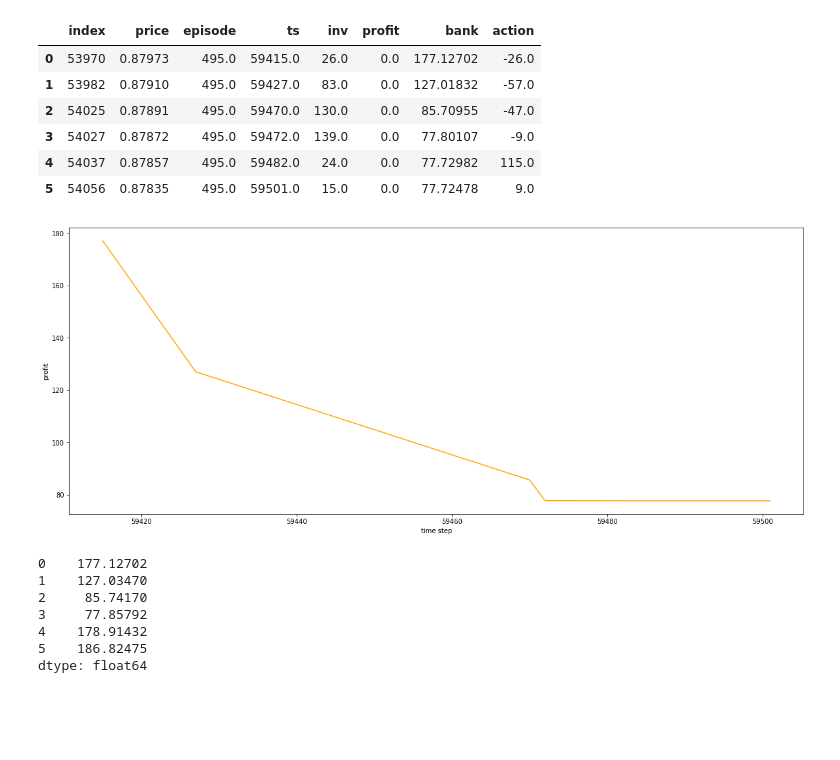
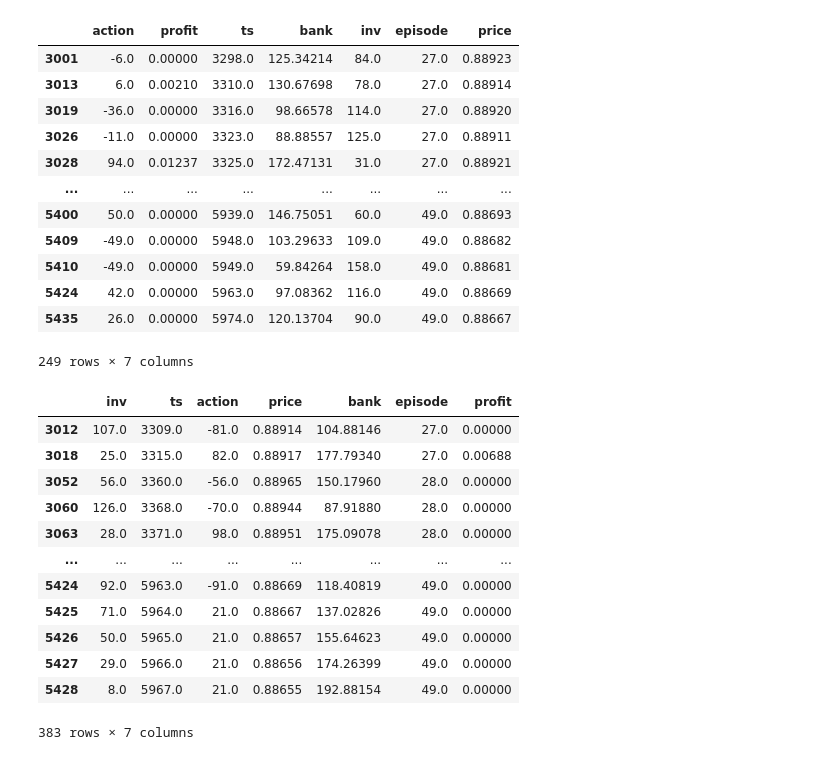
Before and after one commit to j-truong/DQN-Trading-Agent, a Jupyter notebook: model analysis.ipynb, the cells around one changed output. Saved outputs shown, nothing was run; the diff lists cells and outputs as text; code cells hidden in the pictures; blank space fills up the shorter version.

```diff
--- a/model analysis.ipynb
+++ b/model analysis.ipynb
@@ -53,9 +53,13 @@ def graph(df, spacing):
 
     plt.show()
 # %%
-fname = "saved_data/forced_explore.pickle"
+fname = "saved_data/forced_explore2.pickle"
 with open(fname, 'rb') as handle:
     df_explore = pickle.load(handle)
+
+fname = "saved_data/unforced_explore2.pickle"
+with open(fname, 'rb') as handle:
+    df_unexplore = pickle.load(handle)
 # %%
 graph(df_explore, 120)
 # %% [output]
@@ -85,27 +85,34 @@ graph(df_unexplore20, 120)
 # %%
-a = df_explore[ df_explore.episode == 495]
-b = a[a.action != 0].reset_index()
-b
+a = df_explore[3000:]
+a[a.action != 0]
 # %% [output]
-|  | index | price | episode | ts | inv | profit | bank | action |
-| 0 | 53970 | 0.87973 | 495.0 | 59415.0 | 26.0 | 0.0 | 177.12702 | -26.0 |
-| 1 | 53982 | 0.87910 | 495.0 | 59427.0 | 83.0 | 0.0 | 127.01832 | -57.0 |
-| 2 | 54025 | 0.87891 | 495.0 | 59470.0 | 130.0 | 0.0 | 85.70955 | -47.0 |
-| 3 | 54027 | 0.87872 | 495.0 | 59472.0 | 139.0 | 0.0 | 77.80107 | -9.0 |
-| 4 | 54037 | 0.87857 | 495.0 | 59482.0 | 24.0 | 0.0 | 77.72982 | 115.0 |
-| 5 | 54056 | 0.87835 | 495.0 | 59501.0 | 15.0 | 0.0 | 77.72478 | 9.0 |
+|  | action | profit | ts | bank | inv | episode | price |
+| 3001 | -6.0 | 0.00000 | 3298.0 | 125.34214 | 84.0 | 27.0 | 0.88923 |
+| 3013 | 6.0 | 0.00210 | 3310.0 | 130.67698 | 78.0 | 27.0 | 0.88914 |
+| 3019 | -36.0 | 0.00000 | 3316.0 | 98.66578 | 114.0 | 27.0 | 0.88920 |
+| 3026 | -11.0 | 0.00000 | 3323.0 | 88.88557 | 125.0 | 27.0 | 0.88911 |
+| 3028 | 94.0 | 0.01237 | 3325.0 | 172.47131 | 31.0 | 27.0 | 0.88921 |
+| ... | ... | ... | ... | ... | ... | ... | ... |
+| 5400 | 50.0 | 0.00000 | 5939.0 | 146.75051 | 60.0 | 49.0 | 0.88693 |
+| 5409 | -49.0 | 0.00000 | 5948.0 | 103.29633 | 109.0 | 49.0 | 0.88682 |
+| 5410 | -49.0 | 0.00000 | 5949.0 | 59.84264 | 158.0 | 49.0 | 0.88681 |
+| 5424 | 42.0 | 0.00000 | 5963.0 | 97.08362 | 116.0 | 49.0 | 0.88669 |
+| 5435 | 26.0 | 0.00000 | 5974.0 | 120.13704 | 90.0 | 49.0 | 0.88667 |
+249 rows × 7 columns
-# %%
-fig, (ax) = plt.subplots(figsize=(20,8), nrows=1, ncols=1)
-profit_graph(ax, b)
-# %% [output]
-[figure, removed]
 # %%
-b.price*b.action.cumsum() + 200
+b = df_unexplore[3000:]
+b[b.action != 0]
 # %% [output]
+|  | inv | ts | action | price | bank | episode | profit |
+| 3012 | 107.0 | 3309.0 | -81.0 | 0.88914 | 104.88146 | 27.0 | 0.00000 |
+| 3018 | 25.0 | 3315.0 | 82.0 | 0.88917 | 177.79340 | 27.0 | 0.00688 |
+| 3052 | 56.0 | 3360.0 | -56.0 | 0.88965 | 150.17960 | 28.0 | 0.00000 |
+| 3060 | 126.0 | 3368.0 | -70.0 | 0.88944 | 87.91880 | 28.0 | 0.00000 |
+| 3063 | 28.0 | 3371.0 | 98.0 | 0.88951 | 175.09078 | 28.0 | 0.00000 |
+| ... | ... | ... | ... | ... | ... | ... | ... |
+| 5424 | 92.0 | 5963.0 | -91.0 | 0.88669 | 118.40819 | 49.0 | 0.00000 |
+| 5425 | 71.0 | 5964.0 | 21.0 | 0.88667 | 137.02826 | 49.0 | 0.00000 |
+| 5426 | 50.0 | 5965.0 | 21.0 | 0.88657 | 155.64623 | 49.0 | 0.00000 |
+| 5427 | 29.0 | 5966.0 | 21.0 | 0.88656 | 174.26399 | 49.0 | 0.00000 |
+| 5428 | 8.0 | 5967.0 | 21.0 | 0.88655 | 192.88154 | 49.0 | 0.00000 |
-0    177.12702
-1    127.03470
-2     85.74170
-3     77.85792
-4    178.91432
-5    186.82475
-dtype: float64
+383 rows × 7 columns
```
Also changed, not shown: parts of 7 cells of this notebook, 9 other files.
